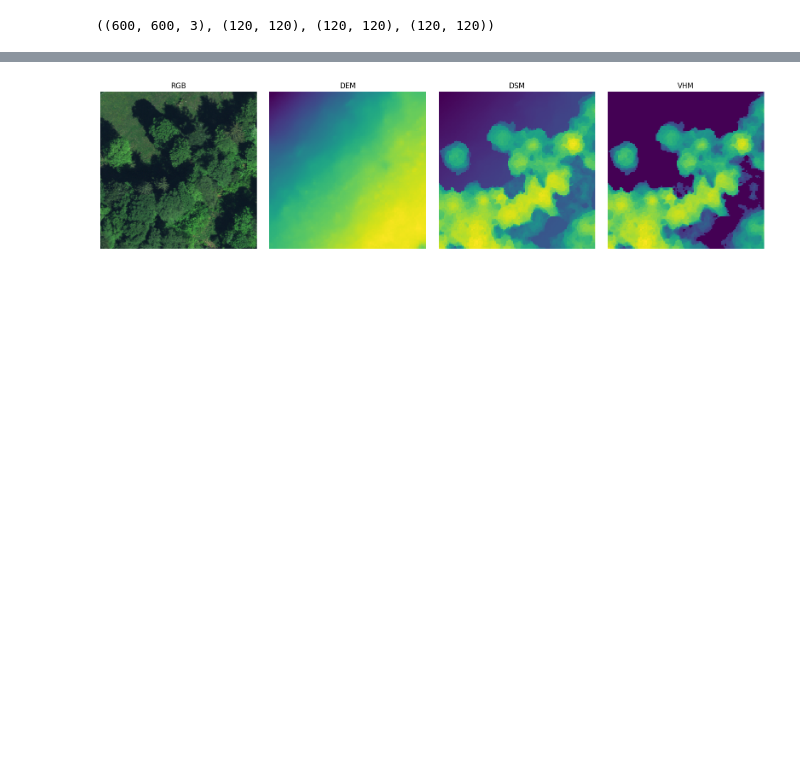
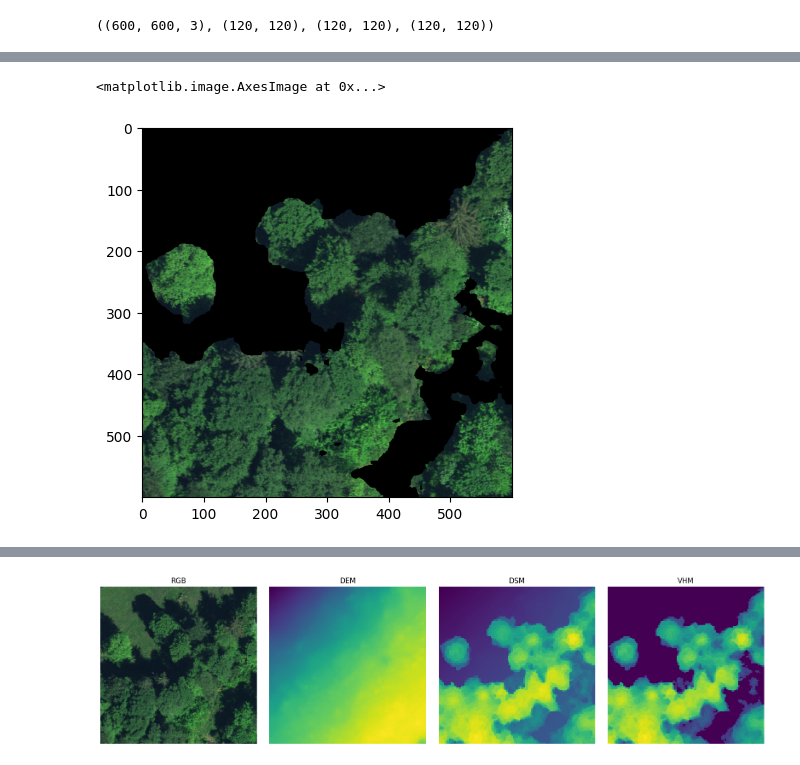
Before and after one commit to yixin-zhou/Tree_Species_Identification, a Jupyter notebook: label_distribution.ipynb, the cells around one changed output, grey strips where cells are left out. Cells and saved outputs as stored; diff of their text form; code cells hidden in the pictures; blank space fills up the shorter version.

```diff
--- a/label_distribution.ipynb
+++ b/label_distribution.ipynb
@@ -83,0 +100,22 @@ dsm_path = os.path.join(root_path, "dsm", f"{image_id}.tif")
+# %%
+root_path = f"data/TreeAI_Swiss/images_png"
+images = list(Path(root_path).glob("*.png"))
+for image in tqdm(images):
+    image_id = image.name[:4]
+    dem_path = str(image).replace("images_png", "DEM").replace(".png", ".tif")
+    dsm_path = str(image).replace("images_png", "DSM").replace(".png", ".tif")
+    with rasterio.open(dem_path) as dem_src, rasterio.open(dsm_path) as dsm_src:
+        dem = dem_src.read().squeeze()
+        dsm = dsm_src.read().squeeze()
+    vhm = dsm - dem
+
+    vhm = cv2.resize(vhm, (600, 600), interpolation=cv2.INTER_LINEAR)
+    vhm_mask = vhm < 5.0
+    mask_3c = np.repeat(vhm_mask[:, :, None], 3, axis=2)
+
+    image_array = np.array(Image.open(image).convert("RGB"))
+    rgb_masked = image_array.copy()
+    rgb_masked[mask_3c] = 0
+
+    save_path = os.path.join("data/TreeAI_Swiss/images_masked", f"{image_id}.png")
+    cv2.imwrite(save_path, cv2.cvtColor(rgb_masked, cv2.COLOR_RGB2BGR))
@@ -90,6 +196,3 @@ vhm = dsm - dem
 image.shape, dem.shape, dsm.shape, vhm.shape
 # %% [output]
 ((600, 600, 3), (120, 120), (120, 120), (120, 120))
-# %%
-vhm[vhm < 5] = 0
-vhm_norm = (vhm - vhm.min()) / (vhm.max() - vhm.min() + 1e-8)
@@ -95,0 +204,11 @@ vhm_norm = (vhm - vhm.min()) / (vhm.max() - vhm.min() + 1e-8)
+# %%
+vhm = cv2.resize(vhm, (600, 600), interpolation=cv2.INTER_LINEAR)
+vhm_mask = vhm < 5.0
+mask_3c = np.repeat(vhm_mask[:, :, None], 3, axis=2)
+rgb_masked = image.copy()
+rgb_masked[mask_3c] = 0
+# %%
+plt.imshow(rgb_masked)
+# %% [output]
+<matplotlib.image.AxesImage at 0x...>
+[figure, added]
```
Also changed, not shown: parts of 8 cells of this notebook, 3 other files.
